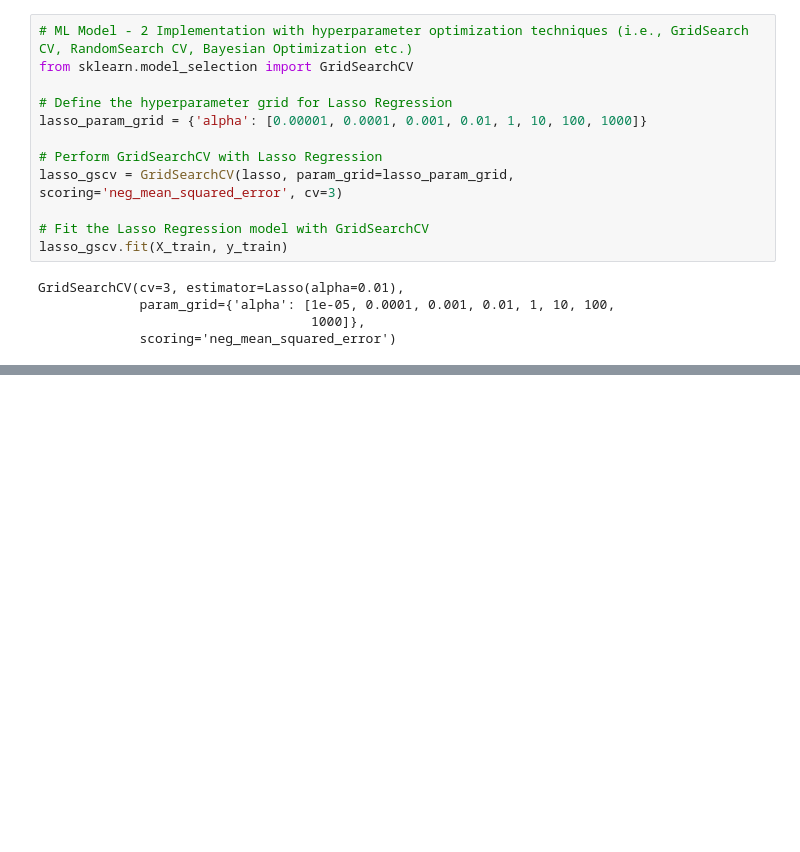
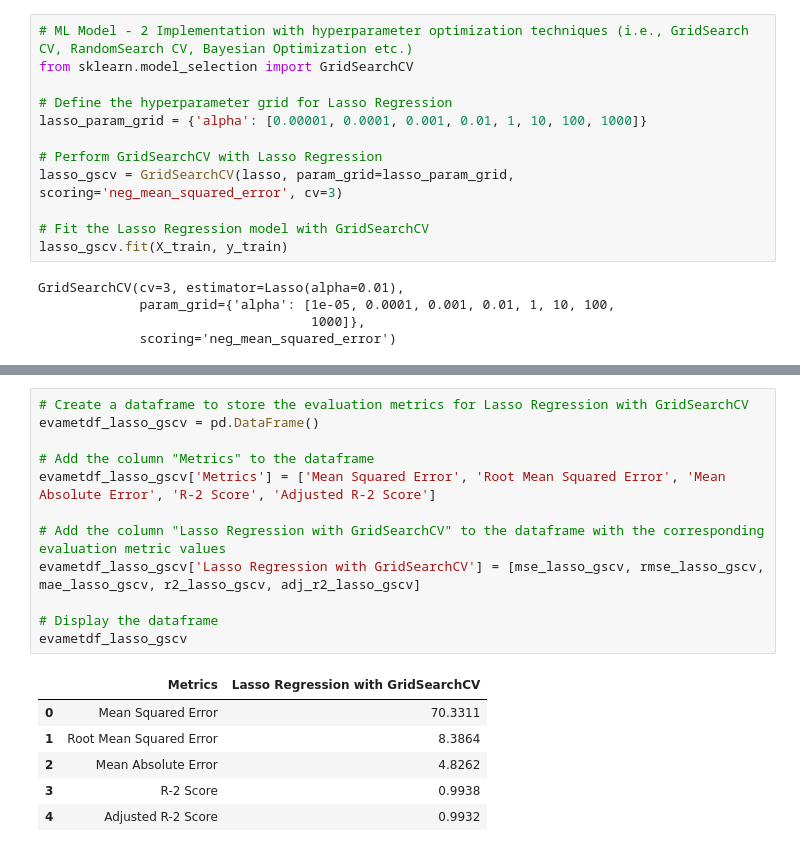
Before and after one commit to Srushti-Rodge/Capstone_Project_ML-Yes_Bank_Stock_Closing_Price_Prediction-, a Jupyter notebook: Capstone_Project_ML(Yes_Bank_Stock_Closing_Price_Prediction).ipynb, the cells around one changed output, grey strips where cells are left out. Cells and saved outputs as stored; diff of their text form; blank space fills up the shorter version.

```diff
--- a/Capstone_Project_ML(Yes_Bank_Stock_Closing_Price_Prediction).ipynb
+++ b/Capstone_Project_ML(Yes_Bank_Stock_Closing_Price_Prediction).ipynb
@@ -1058,0 +1121,19 @@ GridSearchCV(cv=3, estimator=Lasso(alpha=0.01),
+# %%
+# Create a dataframe to store the evaluation metrics for Lasso Regression with GridSearchCV
+evametdf_lasso_gscv = pd.DataFrame()
+
+# Add the column "Metrics" to the dataframe
+evametdf_lasso_gscv['Metrics'] = ['Mean Squared Error', 'Root Mean Squared Error', 'Mean Absolute Error', 'R-2 Score', 'Adjusted R-2 Score']
+
+# Add the column "Lasso Regression with GridSearchCV" to the dataframe with the corresponding evaluation metric values
+evametdf_lasso_gscv['Lasso Regression with GridSearchCV'] = [mse_lasso_gscv, rmse_lasso_gscv, mae_lasso_gscv, r2_lasso_gscv, adj_r2_lasso_gscv]
+
+# Display the dataframe
+evametdf_lasso_gscv
+# %% [output]
+|  | Metrics | Lasso Regression with GridSearchCV |
+| 0 | Mean Squared Error | 70.3311 |
+| 1 | Root Mean Squared Error | 8.3864 |
+| 2 | Mean Absolute Error | 4.8262 |
+| 3 | R-2 Score | 0.9938 |
+| 4 | Adjusted R-2 Score | 0.9932 |
```
Also changed, not shown: parts of 10 cells of this notebook.
